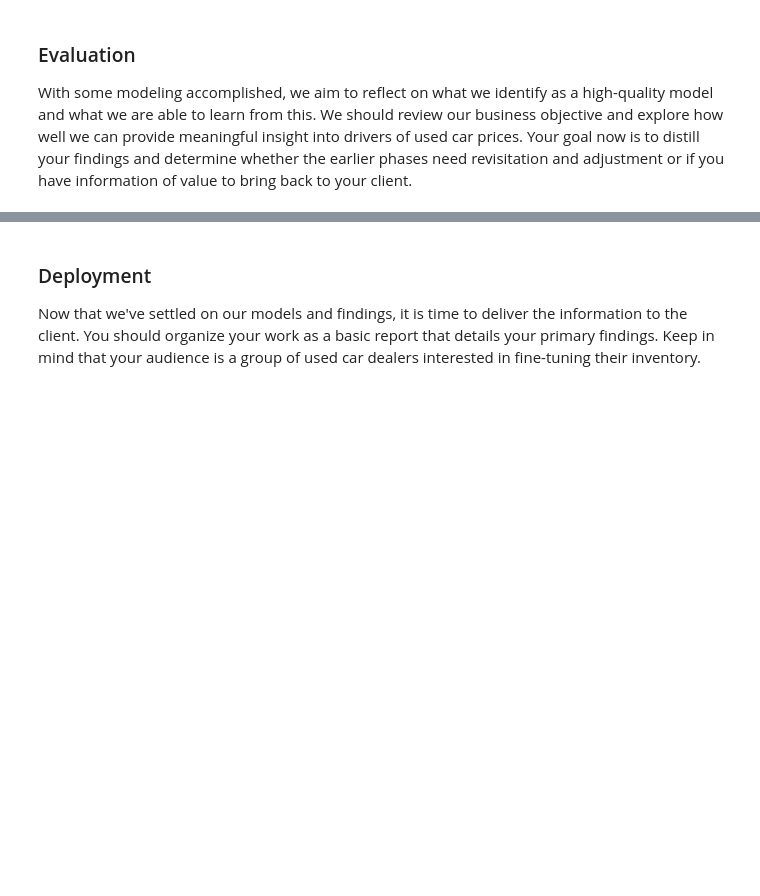
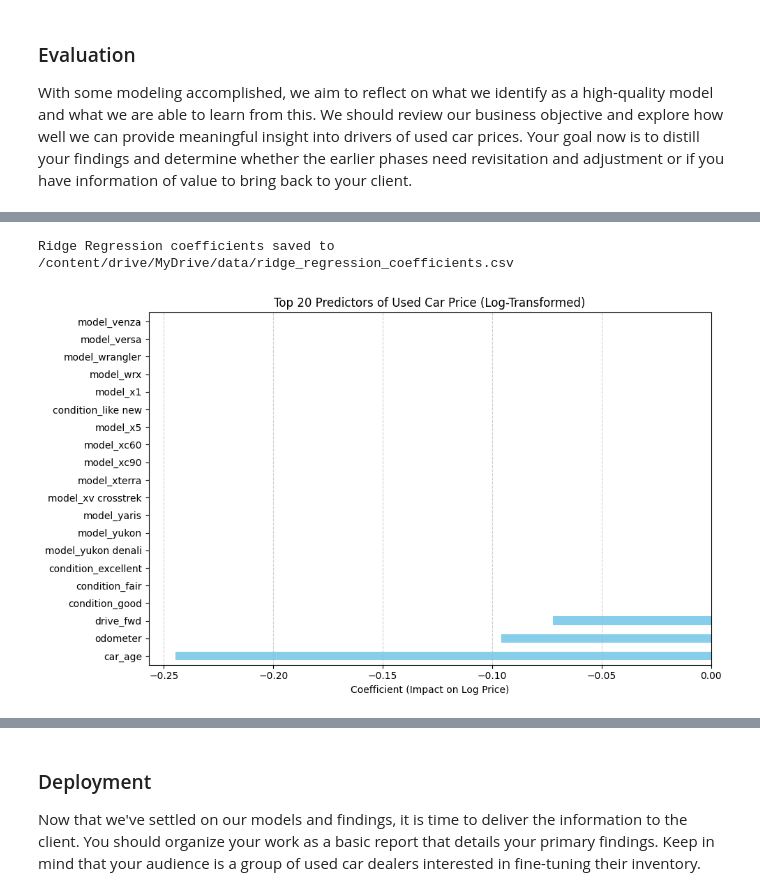
Before and after one commit to mobius29er/AIML_Class, a Jupyter notebook: usedCarAnalysis.ipynb, the cells around one changed output, grey strips where cells are left out. Saved outputs shown, nothing was run; the diff lists cells and outputs as text; code cells hidden in the pictures; blank space fills up the shorter version.

```diff
--- a/usedCarAnalysis.ipynb
+++ b/usedCarAnalysis.ipynb
@@ -736,3 +725,0 @@ This ensures that features like odometer (which might range from 0 to 300,000) d
-# %%
-scaler = StandardScaler()
-df[['odometer', 'car_age']] = scaler.fit_transform(df[['odometer', 'car_age']])
@@ -907,3 +931,35 @@ plt.show()
+# %%
+import os
+
+# Define the directory path
+save_directory = '/content/drive/MyDrive/data'
+
+# Check if the directory exists, and create it if it doesn't
+if not os.path.exists(save_directory):
+    os.makedirs(save_directory)
+
+# Define the full file path
+file_path = os.path.join(save_directory, 'ridge_regression_coefficients.csv')
+
+# Save coefficients to CSV
+coefficients_sorted.to_csv(file_path, header=['coefficient'])
+
+print(f"\nRidge Regression coefficients saved to {file_path}")
+# %% [output]
+Ridge Regression coefficients saved to /content/drive/MyDrive/data/ridge_regression_coefficients.csv
+# %%
+# Plot top 20 predictors (by absolute impact on log price)
+top_20 = coefficients_sorted.head(20)
+
+plt.figure(figsize=(10, 6))
+top_20.sort_values().plot(kind='barh', color='skyblue')
+plt.xlabel('Coefficient (Impact on Log Price)')
+plt.title('Top 20 Predictors of Used Car Price (Log-Transformed)')
+plt.tight_layout()
+plt.grid(axis='x', linestyle='--', alpha=0.6)
+plt.show()
+# %% [output]
+[figure, added]
 # %%
 # Sets a threshold for “non-zero”
 threshold = 0.000001
```
Also changed, not shown: parts of 47 cells of this notebook.
